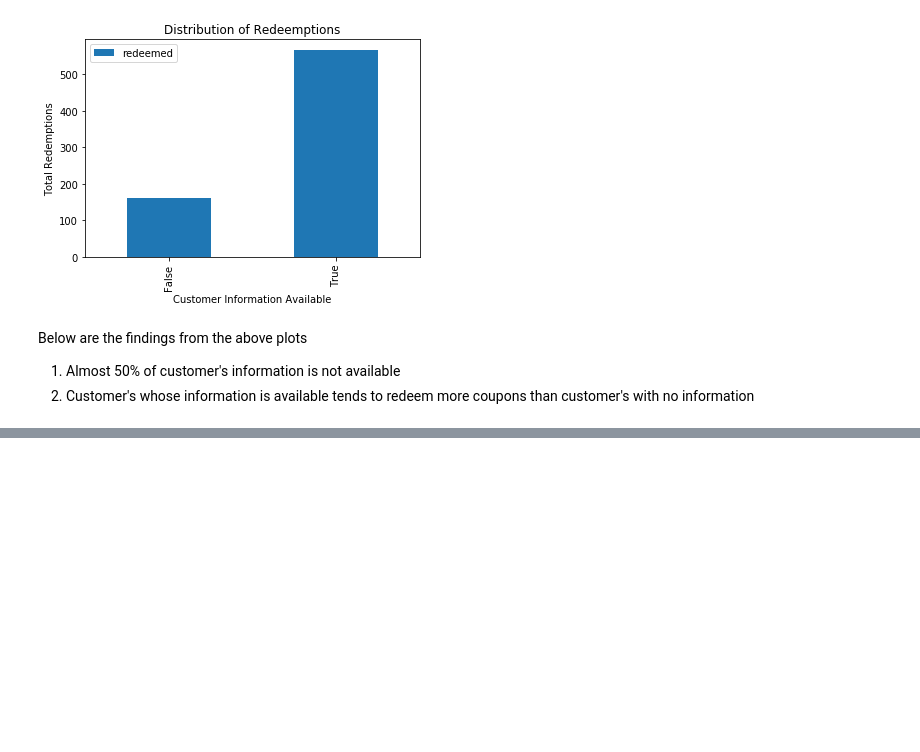
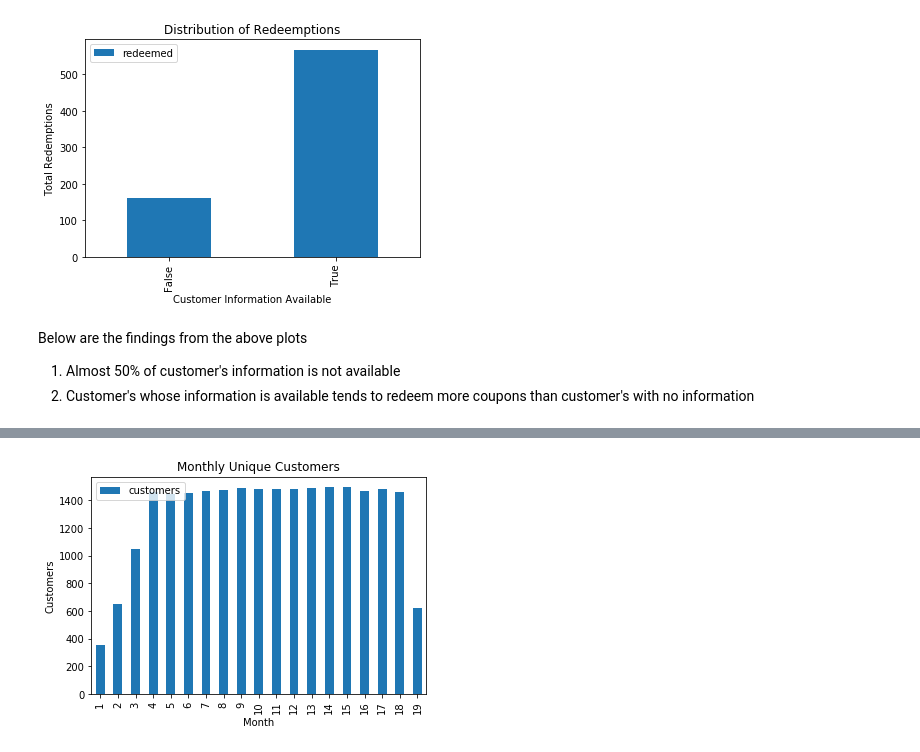
Before and after one commit to monilgudhka/coupon_redemption_prediction, a Jupyter notebook: data_analysis/data_analysis.ipynb, the cells around one changed output, grey strips where cells are left out. Saved outputs shown, nothing was run; the diff lists cells and outputs as text; code cells hidden in the pictures; blank space fills up the shorter version.

Commit message:
data analysis 2

```diff
--- a/data_analysis/data_analysis.ipynb
+++ b/data_analysis/data_analysis.ipynb
@@ -159,0 +162,5 @@ Below are the findings from the above plots
+# %%
+transaction_data = pd.read_csv('../data/train/customer_transaction_data.csv', parse_dates=['date'])
+transaction_data['month'] = transaction_data.date.dt.month + transaction_data.date.dt.year.replace({2012: 0, 2013: 12})
+transaction_data['coupon_discount'] = transaction_data['coupon_discount'] < 0
+transaction_data.head()
@@ -159,0 +174,5 @@ Below are the findings from the above plots
+# %%
+group_by_date = transaction_data.groupby('month').agg({'customer_id': 'nunique', 'item_id': 'nunique', 'quantity': 'count', 'coupon_discount': 'sum'})
+group_by_date.columns = ['customers', 'items', 'count', 'coupon_discount']
+group_by_date = group_by_date.reset_index()
+group_by_date.head()
@@ -159,0 +186,9 @@ Below are the findings from the above plots
+# %%
+group_by_date.plot('month', 'customers', kind='bar')
+_ = plt.xlabel('Month')
+_ = plt.ylabel('Customers')
+_ = plt.title('Monthly Unique Customers')
+plt.savefig('figure/transactions_customers.png', bbox_inches="tight")
+plt.show()
+# %% [output]
+[figure, added]
```
Also changed, not shown: parts of 8 cells of this notebook, 5 other files.
